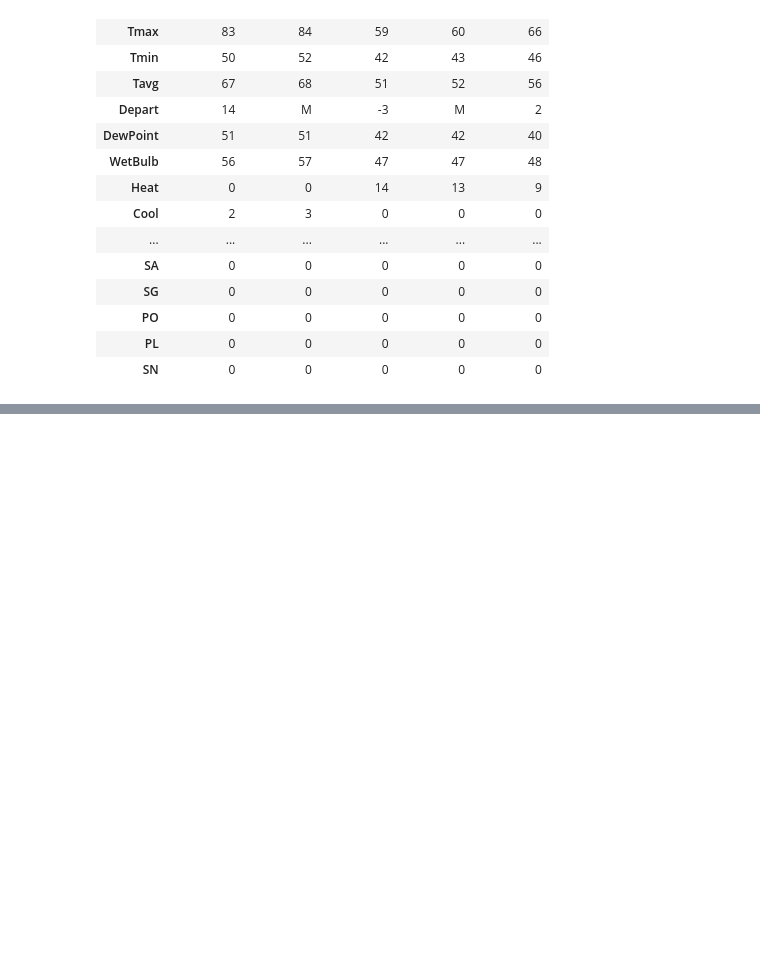
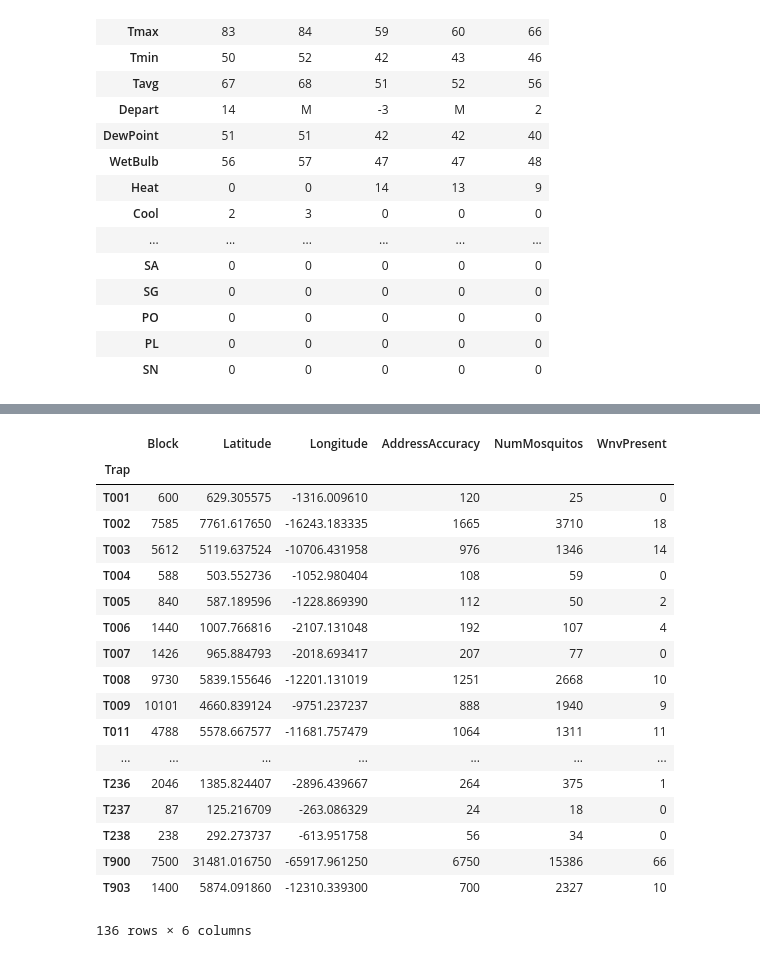
Before and after one commit to austinbrian/skeeter_patrol, a Jupyter notebook: code/BDA-eda.ipynb, the cells around one changed output, grey strips where cells are left out. Saved outputs shown, nothing was run; the diff lists cells and outputs as text; code cells hidden in the pictures; blank space fills up the shorter version.

```diff
--- a/code/BDA-eda.ipynb
+++ b/code/BDA-eda.ipynb
@@ -123,0 +167,22 @@ Name: \+FC, dtype: int64
+# %%
+train.groupby('Trap').sum()
+# %% [output]
+|  | Block | Latitude | Longitude | AddressAccuracy | NumMosquitos | WnvPresent |
+| Trap |  |  |  |  |  |  |
+| T001 | 600 | 629.305575 | -1316.009610 | 120 | 25 | 0 |
+| T002 | 7585 | 7761.617650 | -16243.183335 | 1665 | 3710 | 18 |
+| T003 | 5612 | 5119.637524 | -10706.431958 | 976 | 1346 | 14 |
+| T004 | 588 | 503.552736 | -1052.980404 | 108 | 59 | 0 |
+| T005 | 840 | 587.189596 | -1228.869390 | 112 | 50 | 2 |
+| T006 | 1440 | 1007.766816 | -2107.131048 | 192 | 107 | 4 |
+| T007 | 1426 | 965.884793 | -2018.693417 | 207 | 77 | 0 |
+| T008 | 9730 | 5839.155646 | -12201.131019 | 1251 | 2668 | 10 |
+| T009 | 10101 | 4660.839124 | -9751.237237 | 888 | 1940 | 9 |
+| T011 | 4788 | 5578.667577 | -11681.757479 | 1064 | 1311 | 11 |
+| ... | ... | ... | ... | ... | ... | ... |
+| T236 | 2046 | 1385.824407 | -2896.439667 | 264 | 375 | 1 |
+| T237 | 87 | 125.216709 | -263.086329 | 24 | 18 | 0 |
+| T238 | 238 | 292.273737 | -613.951758 | 56 | 34 | 0 |
+| T900 | 7500 | 31481.016750 | -65917.961250 | 6750 | 15386 | 66 |
+| T903 | 1400 | 5874.091860 | -12310.339300 | 700 | 2327 | 10 |
+136 rows × 6 columns
```
Also changed, not shown: parts of 25 cells of this notebook, 1 other file.
